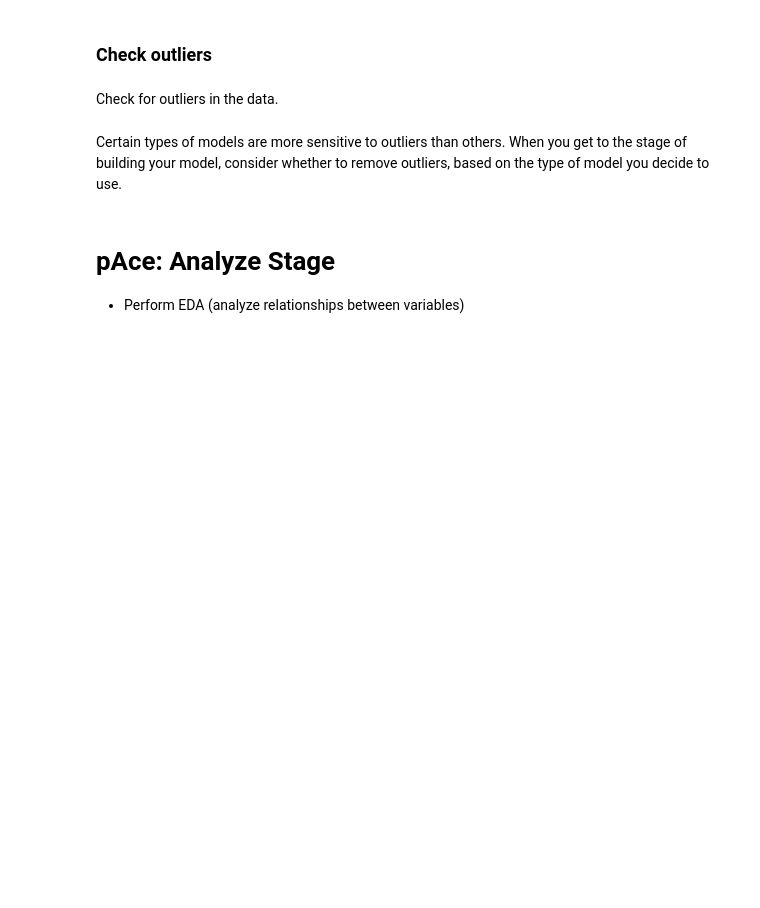
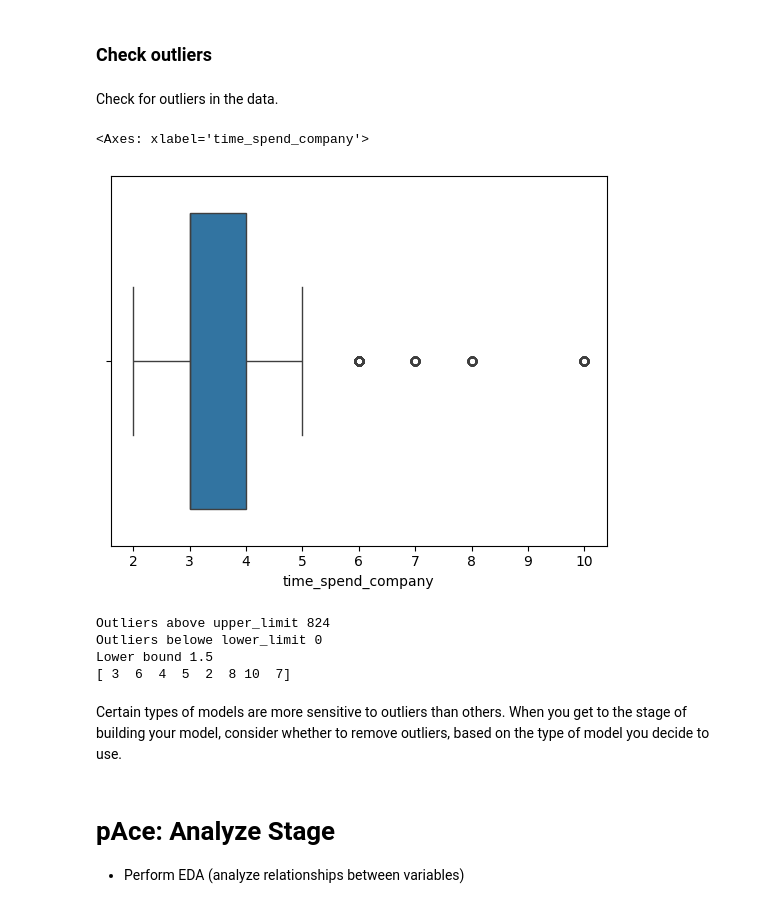
Before and after one commit to mkopanik/Capstone-Project-ML-HR-Analytics, a Jupyter notebook: Activity_ Course 7 Salifort Motors project lab.ipynb, the cells around one changed output. Drawn from its saved outputs; the diff is of its cells as text; code cells hidden in the pictures; blank space fills up the shorter version.

```diff
--- a/Activity_ Course 7 Salifort Motors project lab.ipynb
+++ b/Activity_ Course 7 Salifort Motors project lab.ipynb
@@ -105,10 +179,9 @@ As a data cleaning step, rename the columns as needed. Standardize the column na
 # %%
 # Rename columns as needed
-### YOUR CODE HERE ###
-
+df0.columns = df0.columns.str.lower()
 
 # Display all column names after the update
-### YOUR CODE HERE ###
+df0 = df0.rename(columns={'average_montly_hours': 'average_monthly_hours'})
 # %% [markdown]
 ### Check missing values
 # %% [markdown]
@@ -129,7 +228,6 @@ Check for any duplicate entries in the data.
 # %%
 # Drop duplicates and save resulting dataframe in a new variable as needed
-### YOUR CODE HERE ###
-
+df1 = df0.drop_duplicates(keep='first')
 
 # Display first few rows of new dataframe as needed
-### YOUR CODE HERE ###
+df1.head(10)
@@ -139,4 +249,7 @@ Check for any duplicate entries in the data.
 Check for outliers in the data.
 # %%
 # Create a boxplot to visualize distribution of `tenure` and detect any outliers
-### YOUR CODE HERE ###
+sns.boxplot(data=df1, x = 'time_spend_company')
+# %% [output]
+<Axes: xlabel='time_spend_company'>
+[figure, added]
@@ -146,3 +256,19 @@ Check for outliers in the data.
+# %%
+# Determine the number of rows containing outliers
+q3 = df1['time_spend_company'].quantile(0.75)
+q1 = df1['time_spend_company'].quantile(0.25)
+iqr = q3 - q1
+upper_limit = q3+ 1.5 *iqr
+lower_limit = q1 - 1.5 * iqr
+print("Outliers above upper_limit",(df1['time_spend_company'] > upper_limit).sum())
+print("Outliers belowe lower_limit",(df1['time_spend_company'] < lower_limit).sum())
+print("Lower bound",lower_limit)
+print(df1['time_spend_company'].unique())
+# %% [output]
+Outliers above upper_limit 824
+Outliers belowe lower_limit 0
+Lower bound 1.5
+[ 3  6  4  5  2  8 10  7]
 # %% [markdown]
 Certain types of models are more sensitive to outliers than others. When you get to the stage of building your model, consider whether to remove outliers, based on the type of model you decide to use.
 # %% [markdown]
```
Also changed, not shown: parts of 15 cells of this notebook.
